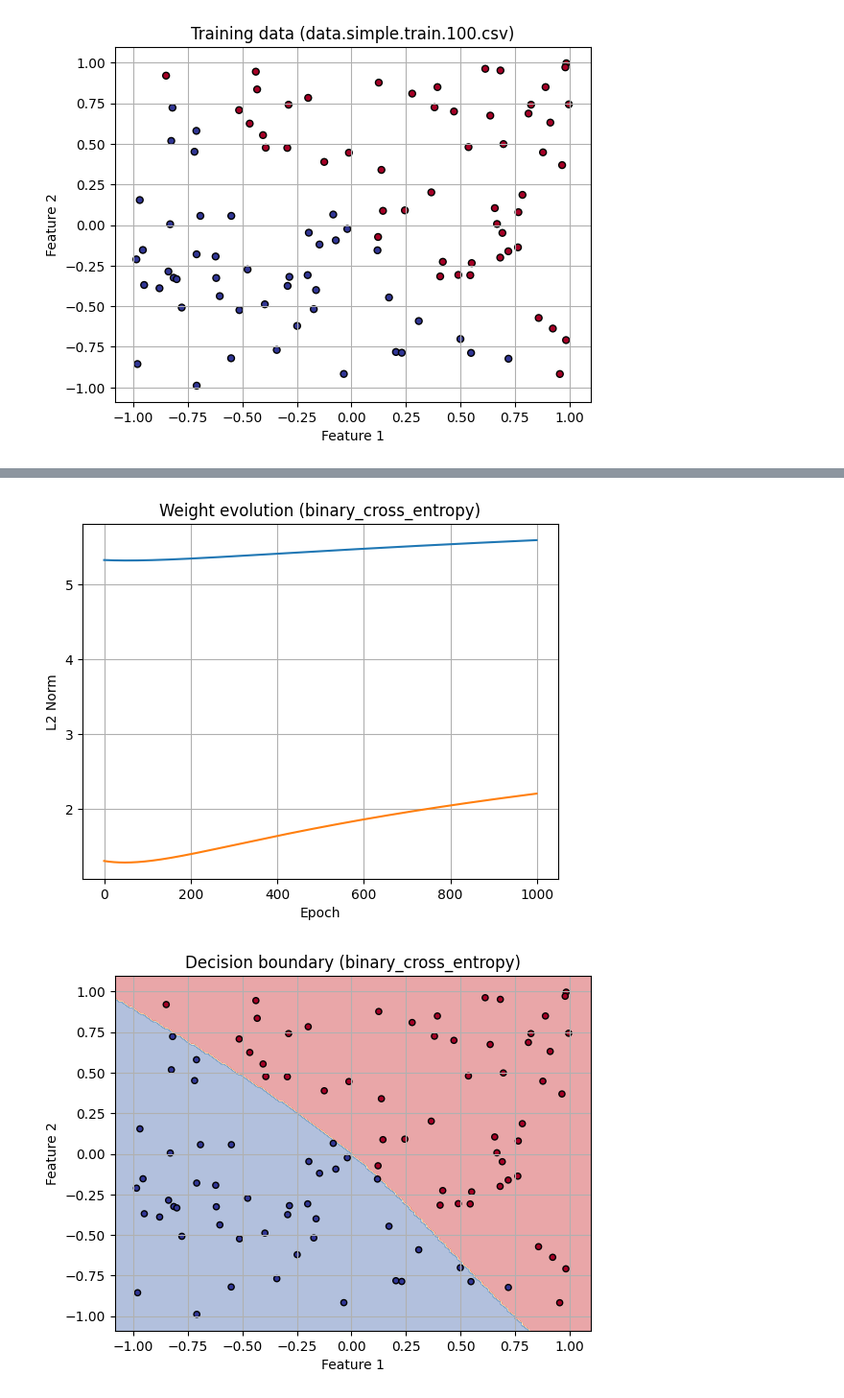
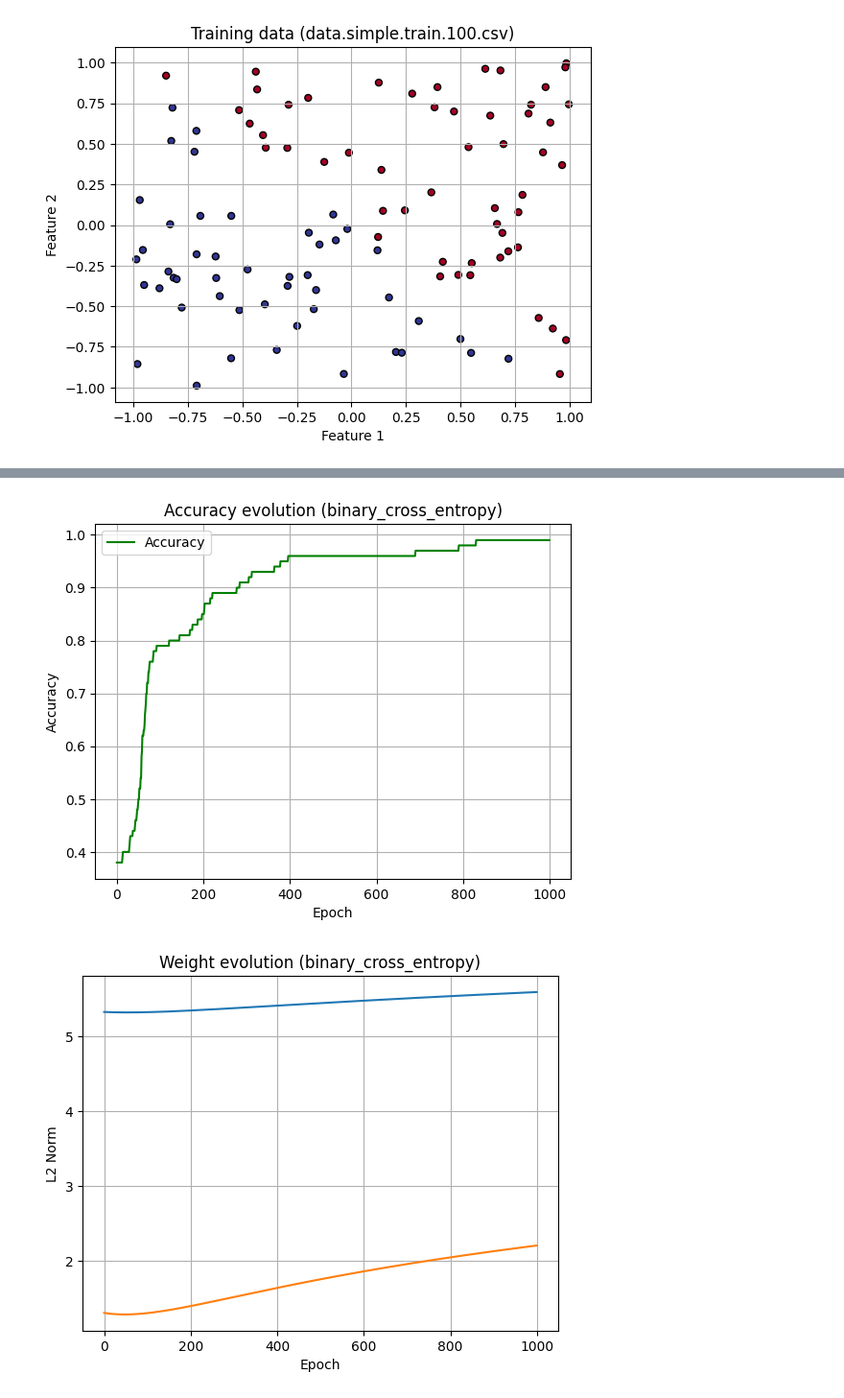
Before and after one commit to Mattioo7/multi-layer-perceptron, a Jupyter notebook: notebooks/experiment_3_loss_functions.ipynb, the cells around one changed output, grey strips where cells are left out. Shown at 96% size. Saved outputs shown, nothing was run; the diff lists cells and outputs as text; code cells hidden in the pictures.

```diff
--- a/notebooks/experiment_3_loss_functions.ipynb
+++ b/notebooks/experiment_3_loss_functions.ipynb
@@ -49,31 +49,35 @@ for loss in losses:
         seed=42
     )
 
-    history, weight_history = model.fit(X, y, epochs=epochs, verbose=True)
-    results[loss] = {"model": model, "loss_history": history, "weight_history": weight_history}
+    history, weight_history, acc_history = model.fit(X, y, epochs=epochs, verbose=True)
+    results[loss] = {
+        "model": model,
+        "loss_history": history,
+        "weight_history": weight_history,
+        "acc_history": acc_history
+    }
 
     # --- Wizualizacje ---
     plot_loss(history, title=f"Loss evolution ({loss})")
+
+    # tylko dla klasyfikacji (binary / multiclass)
     if task in ["binary", "multiclass"]:
         preds = model.predict(X)
-        acc = np.mean(preds.ravel() == y.ravel())   # <== użyj ravel() po obu stronach
-        # print(f"preds: {preds.ravel()}")
-        # print(f"y: {y.ravel()}")
-        # print(f"preds == y: {preds == y}")
-        # print(f"preds[0]: {preds[0]}")
-        # print(f"y[0]: {y[0]}")
-        # print(f"preds[0] == y[0]: {preds[0] == y[0]}")
-        # print(f"preds[1]: {preds[1]}")
-        # print(f"y[1]: {y[1]}")
-        # print(f"preds[1] == y[1]: {preds[1] == y[1]}")
+        acc_final = accuracy(y, preds)
 
         print("\n=== Porównanie predykcji vs prawdziwe etykiety ===")
         for i, (p, t) in enumerate(zip(preds.ravel(), y.ravel())):
             print(f"{i:3d}: pred = {int(p)}, true = {int(t)}, equal = {p == t}")
 
-        print(f"Final accuracy ({loss}): {acc:.4f}")
+        print(f"Final accuracy ({loss}): {acc_final:.4f}")
+
+        # wykres dokładności w czasie
+        plot_accuracy(acc_history, title=f"Accuracy evolution ({loss})")
+
+    # wykres zmian wag
     plot_weights_together(weight_history, title=f"Weight evolution ({loss})")
 
+    # granica decyzyjna (tylko klasyfikacja)
     if task != "regression":
         plot_decision_boundary(model, X, y, title=f"Decision boundary ({loss})")
 # %% [output]
@@ -123,19 +128,19 @@ epoch= 900  loss=0.21408936  lr=0.01
 === Porównanie predykcji vs prawdziwe etykiety ===
   0: pred = 0, true = 0, equal = True
   1: pred = 1, true = 1, equal = True
   2: pred = 0, true = 0, equal = True
   3: pred = 0, true = 0, equal = True
   4: pred = 0, true = 0, equal = True
   5: pred = 0, true = 0, equal = True
   6: pred = 1, true = 1, equal = True
   7: pred = 0, true = 0, equal = True
   8: pred = 1, true = 1, equal = True
   9: pred = 0, true = 0, equal = True
  10: pred = 1, true = 1, equal = True
 ... (86 lines left out)
  97: pred = 1, true = 1, equal = True
  98: pred = 1, true = 1, equal = True
  99: pred = 0, true = 0, equal = True
 Final accuracy (binary_cross_entropy): 0.9900
-[figure, old version]
-[figure, old version]
+[figure, new version]
+[figure, added]
```
Also changed, not shown: parts of 3 cells of this notebook, 3 other files.
